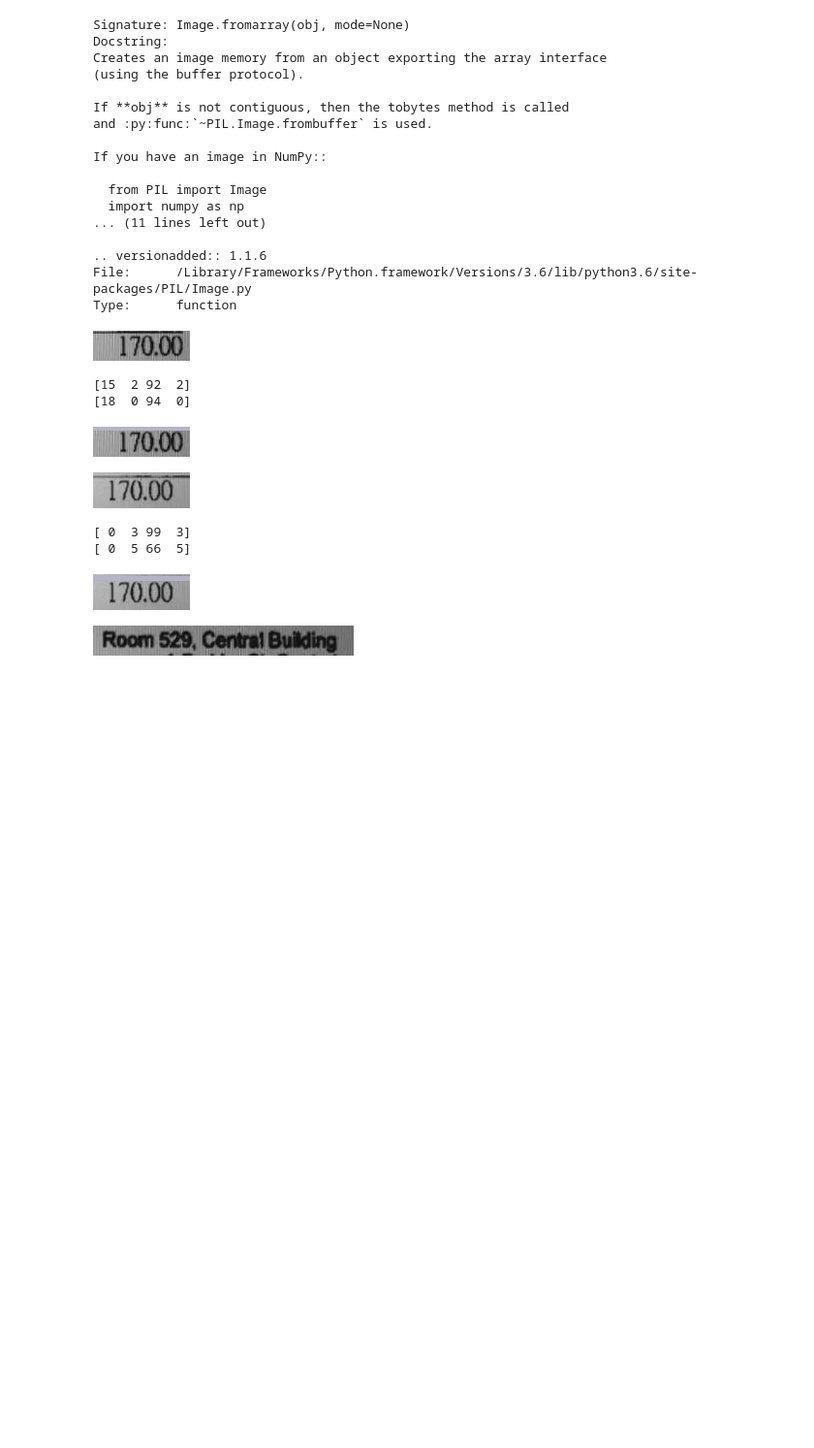
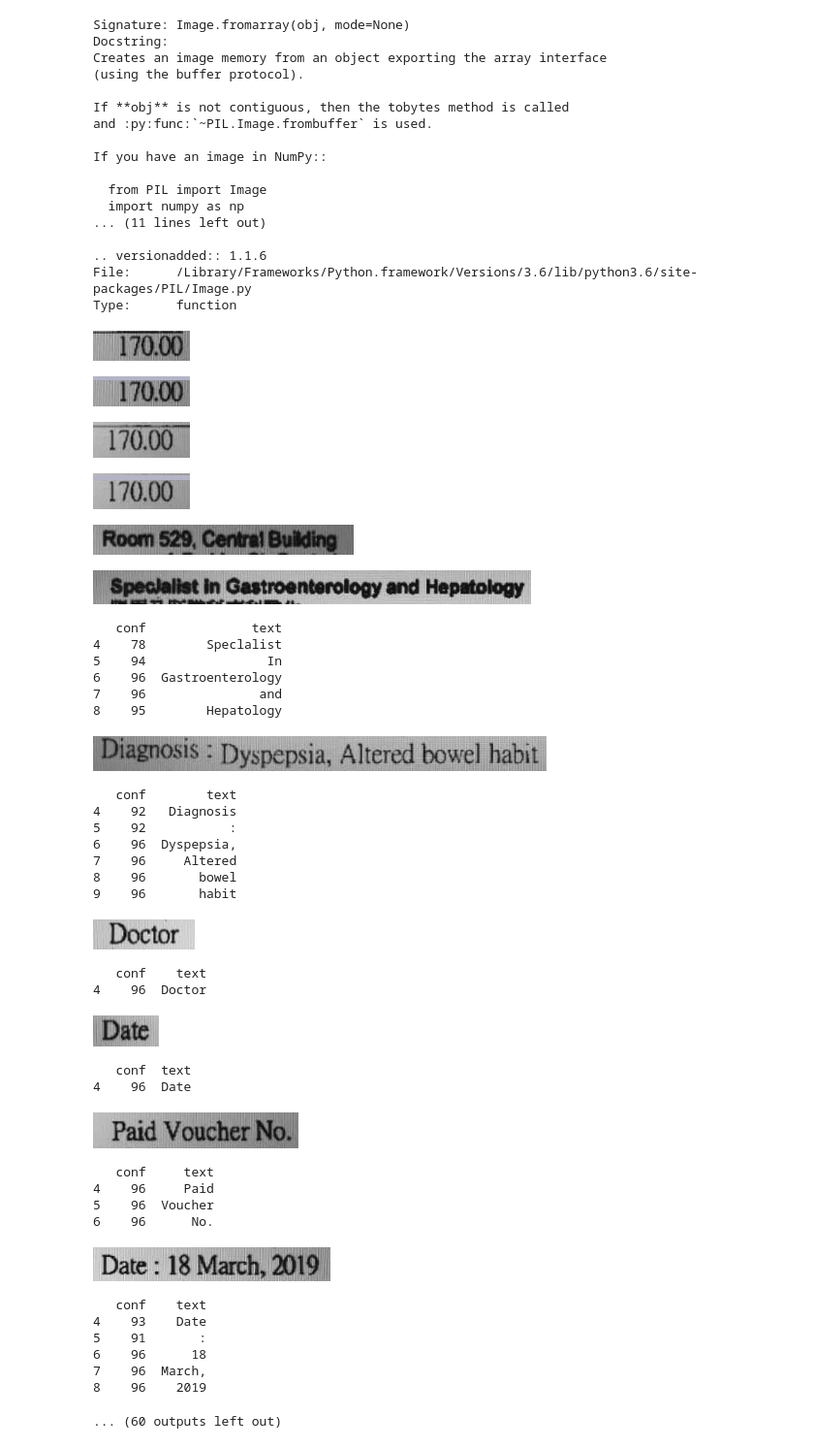
Before and after one commit to vance-coder/OCR, a Jupyter notebook: pre_precess.ipynb, the cells around one changed output. Shown at 97% size. Cells and saved outputs as stored; diff of their text form; code cells hidden in the pictures; blank space fills up the shorter version.

```diff
--- a/pre_precess.ipynb
+++ b/pre_precess.ipynb
@@ -132,10 +132,11 @@ def line_detect_possible(image):
     lines = cv.HoughLinesP(edges, 1, np.pi/180, 50, 100, minLineLength = 50, maxLineGap = 1)
     if lines is None:
         return
+
+#     display(Image.fromarray(image))
     h, w, _ = image.shape
     for line in lines:
         x1, y1, x2, y2 = line[0]
-        print(line[0])
         # 画蓝色
         #cv.line(image, (x1, y1), (x2, y2), (0, 0, 255), 2)
         cv.line(image, (0, y1), (w, y2), (180, 180, 200), 2)
@@ -161,13 +162,60 @@ line_detect_possible(src)
 # 高斯填充
 # %% [output]
 [figure]
-[15  2 92  2]
-[18  0 94  0]
 [figure]
 [figure]
-[ 0  3 99  3]
-[ 0  5 66  5]
 [figure]
 [figure]
+# %%
+for p in paths:
+    src = cv.imread(p)
+
+    display(Image.fromarray(src))
+    df1 = pytesseract.image_to_data(src, output_type=pytesseract.Output.DATAFRAME, config='-l eng --oem 3 --psm 7 -c load_system_dawg=0 -c load_freq_dawg=0')
+    print(df1[df1.conf>0][['conf', 'text']])
+
+    image = line_detect_possible(src)
+
+    if image is not None:
+        print(p)
+
+
+        df = pytesseract.image_to_data(image, output_type=pytesseract.Output.DATAFRAME, config='-l eng --oem 3 --psm 7 -c load_system_dawg=0 -c load_freq_dawg=0')
+        print(df[df.conf>0][['conf', 'text']])
+# %% [output]
+[figure, added]
+   conf              text
+4    78        Speclalist
+5    94                In
+6    96  Gastroenterology
+7    96               and
+8    95        Hepatology
+[figure, added]
+   conf        text
+4    92   Diagnosis
+5    92           :
+6    96  Dyspepsia,
+7    96     Altered
+8    96       bowel
+9    96       habit
+[figure, added]
+   conf    text
+4    96  Doctor
+[figure, added]
+   conf  text
+4    96  Date
+[figure, added]
+   conf     text
+4    96     Paid
+5    96  Voucher
+6    96      No.
+[figure, added]
+   conf    text
+4    93    Date
+5    91       :
+6    96      18
+7    96  March,
+8    96    2019
+... (60 outputs left out)
 # %%
 for p in paths:
```
Also changed, not shown: parts of 1 cell of this notebook.
